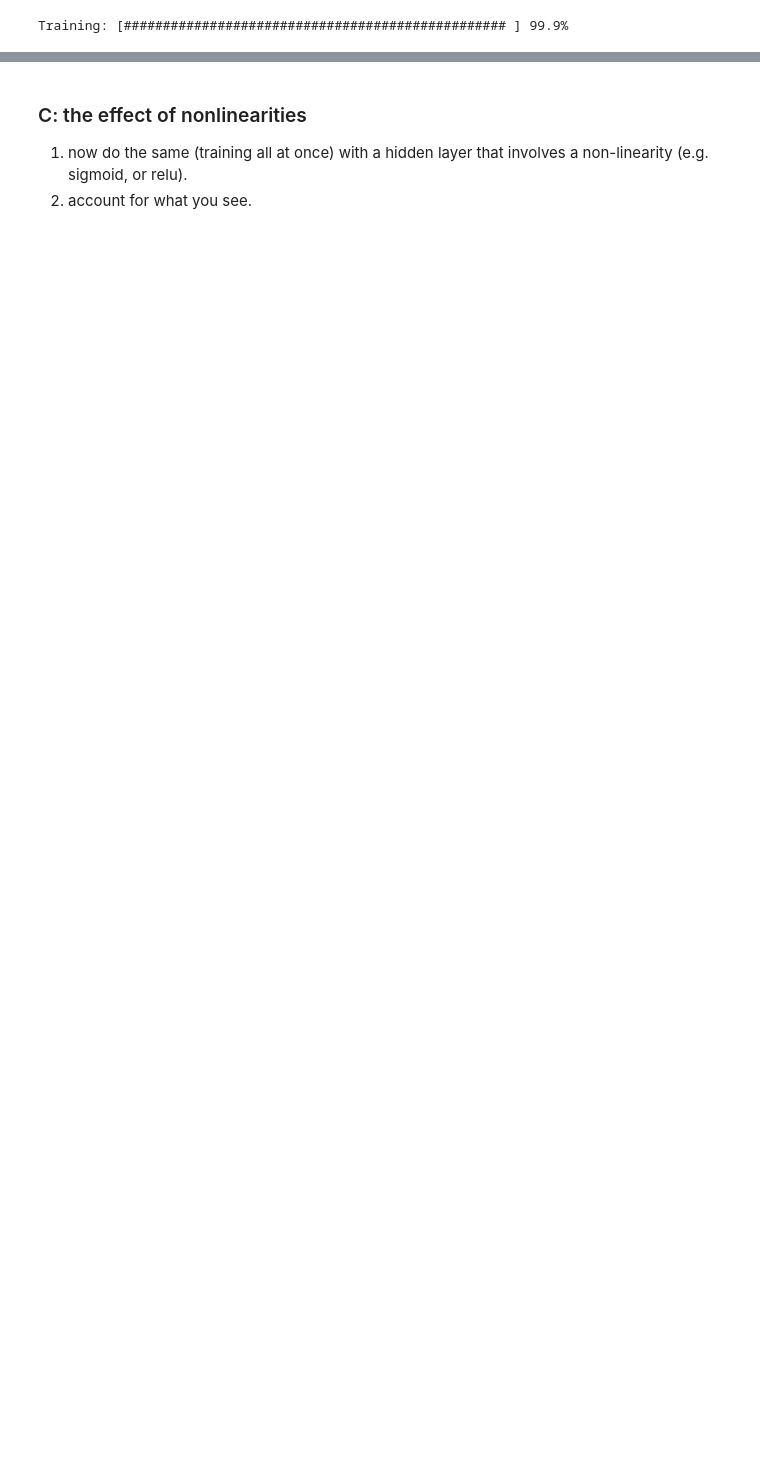
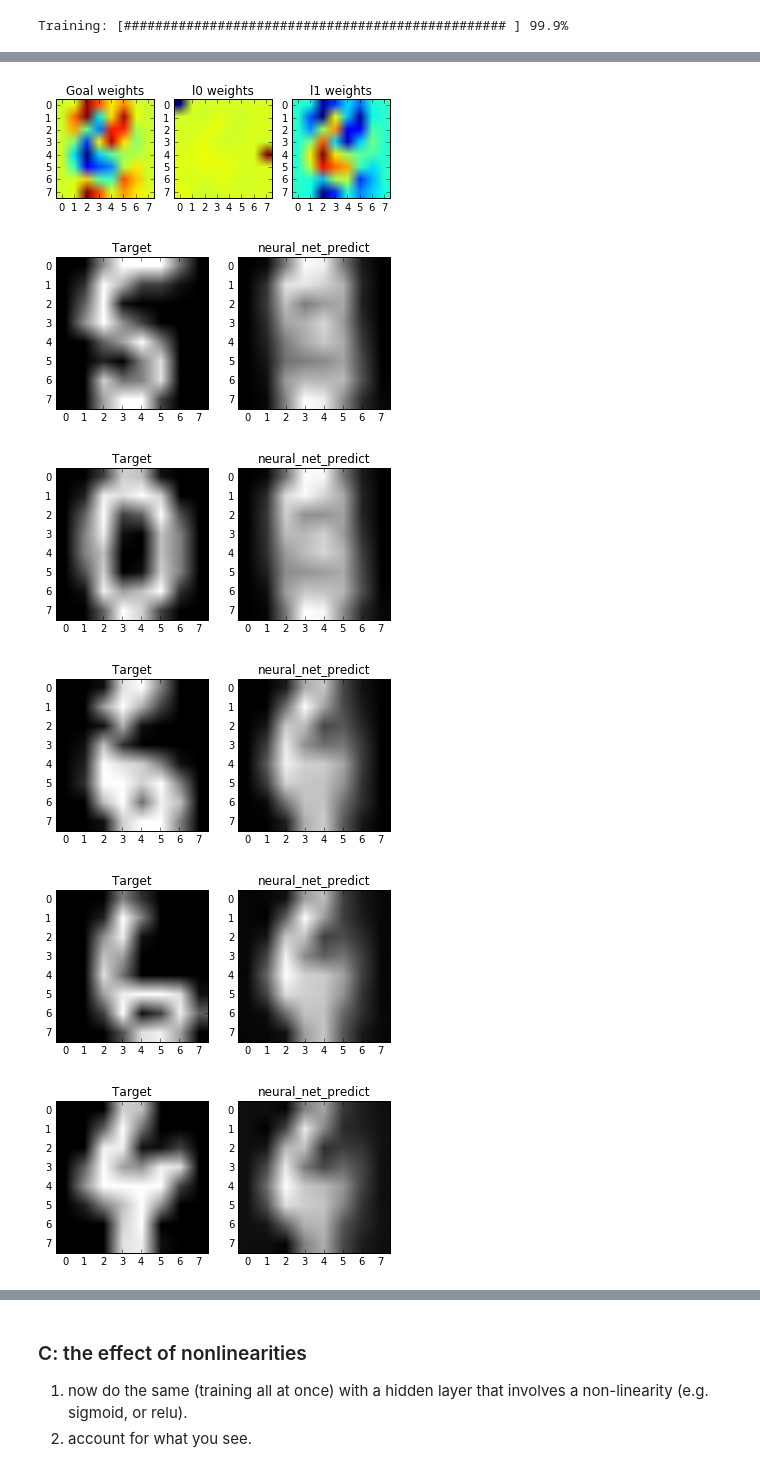
Before and after one commit to harryross263/comp421, a Jupyter notebook: Assignments/harry_second_assignment.ipynb, the cells around one changed output, grey strips where cells are left out. Cells and saved outputs as stored; diff of their text form; code cells hidden in the pictures; blank space fills up the shorter version.

Commit message:
Added functionality to fix weights in the neural net; Generalised weight visualisation functions

```diff
--- a/Assignments/harry_second_assignment.ipynb
+++ b/Assignments/harry_second_assignment.ipynb
@@ -44,17 +44,6 @@ fig = plt.figure()
 for i in range(desired_num_components):
     fig.add_subplot(1, desired_num_components, i + 1)
     plt.imshow(np.reshape(pca.components_[i], (8, 8)))
-    plt.title("PC " + str(i + 1))
+    plt.title("PC " + str(i))
 # %% [output]
 [figure]
-# %%
-# Now calculate the whitened (normalised) principal components of the
-# digits data.
-pca = PCA(n_components=desired_num_components, whiten=True)
-pca.fit(X)
-
-fig = plt.figure()
-for i in range(desired_num_components):
-    fig.add_subplot(1, desired_num_components, i + 1)
-    plt.imshow(np.reshape(pca.components_[i], (8, 8)))
-    plt.title("WPC " + str(i + 1))
@@ -226,0 +222,10 @@ weights = init_weights(architecture)
+# %%
+display_weights(optimized_params, hidden_unit=0, goal_weights=pca.components_[0])
+visualise_predictions(optimized_params, num_predictions=5, X)
+# %% [output]
+[figure, added]
+[figure, added]
+[figure, added]
+[figure, added]
+[figure, added]
+[figure, added]
```
Also changed, not shown: parts of 23 cells of this notebook, 4 other files.
